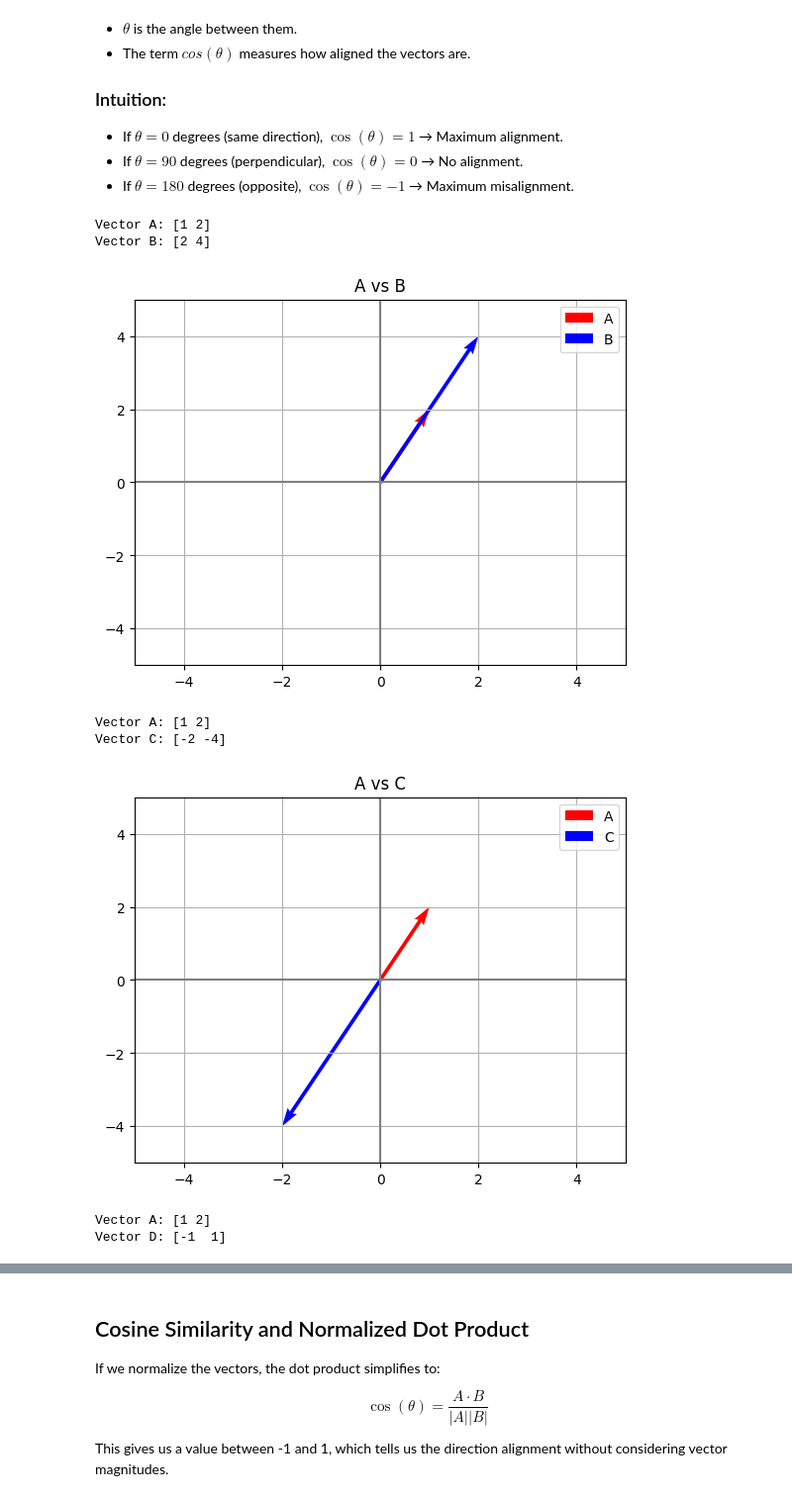
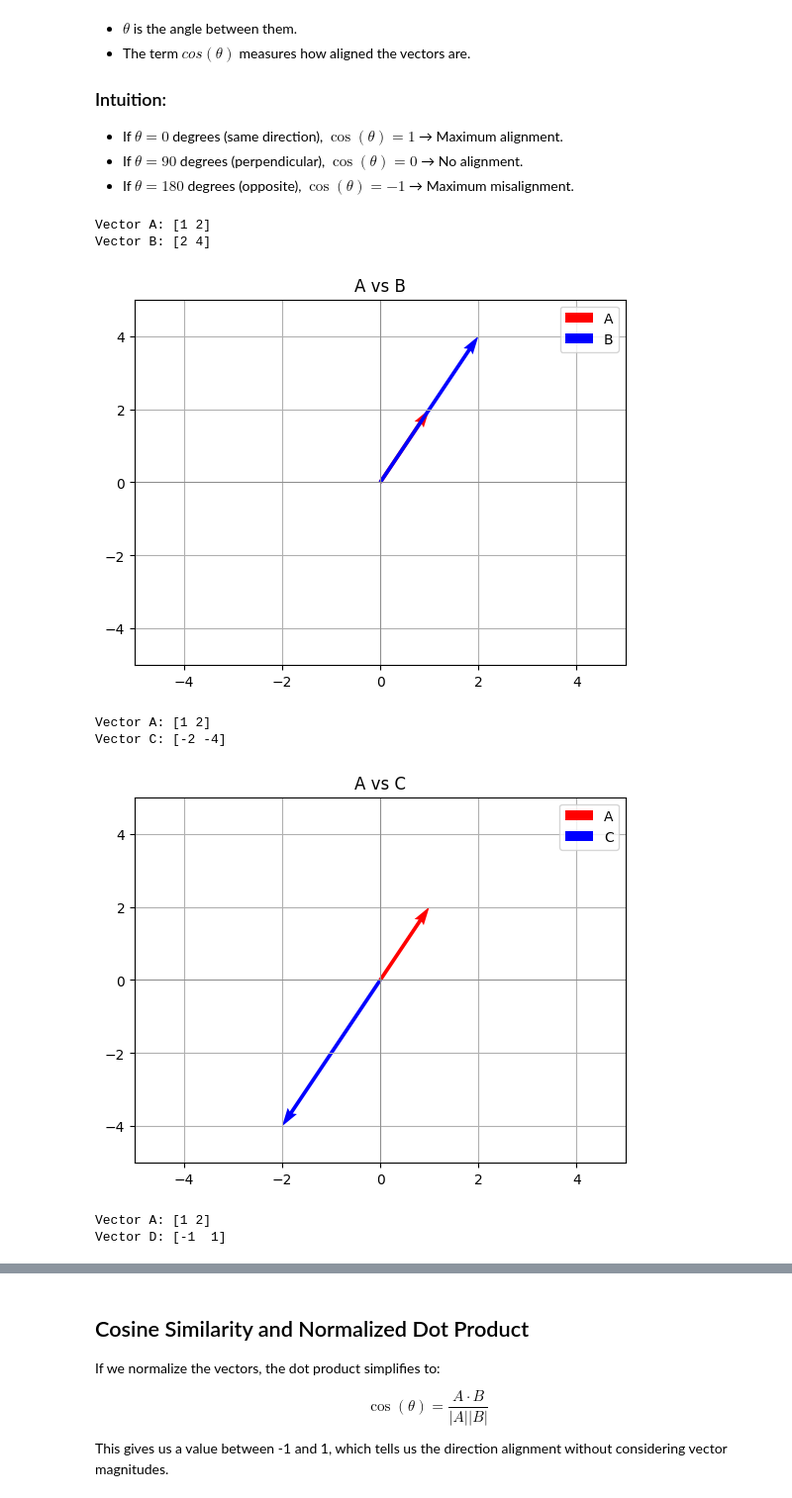
Before and after one commit to SidU/LLMs-from-scratch, a Jupyter notebook: DotProductIntuition.ipynb, the cells around one changed output, grey strips where cells are left out. Shown: that part at 99% size. Cells and saved outputs as stored; diff of their text form; code cells hidden in the pictures.

```diff
--- a/DotProductIntuition.ipynb
+++ b/DotProductIntuition.ipynb
@@ -73,43 +75,48 @@ Where:
 # %%
 import matplotlib.pyplot as plt
 import numpy as np
 
 def plot_vectors(v1, v2, label1="Vector 1", label2="Vector 2"):
+    """
+    Function to plot two vectors v1 and v2 on a 2D plane with appropriate labels.
+    """
     plt.quiver(0, 0, v1[0], v1[1], angles='xy', scale_units='xy', scale=1, color='r', label=label1)
     plt.quiver(0, 0, v2[0], v2[1], angles='xy', scale_units='xy', scale=1, color='b', label=label2)
     plt.xlim(-5, 5)
     plt.ylim(-5, 5)
-    plt.axhline(0, color='grey')
-    plt.axvline(0, color='grey')
+    plt.axhline(0, color='grey', linewidth=0.5)
+    plt.axvline(0, color='grey', linewidth=0.5)
     plt.grid()
     plt.legend()
     plt.title(f"{label1} vs {label2}")
     plt.show()
 
+# Define vector A
 A = np.array([1, 2])
-B = np.array([2, 4])  # Aligned
-# Print the vectors
+
+# Define and plot vector B (aligned with A)
+B = np.array([2, 4])  # Aligned direction
 print("Vector A:", A)
 print("Vector B:", B)
 plot_vectors(A, B, label1="A", label2="B")
 
-# Print the vectors
+# Define and plot vector C (opposite direction of A)
+C = np.array([-2, -4])  # Opposite direction
 print("Vector A:", A)
 print("Vector C:", C)
-C = np.array([-2, -4])  # Opposite direction
 plot_vectors(A, C, label1="A", label2="C")
 
-# Print the vectors
+# Define and plot vector D (perpendicular to A)
+D = np.array([-1, 1])  # Perpendicular direction
 print("Vector A:", A)
 print("Vector D:", D)
-D = np.array([-1, 1])  # Perpendicular
 plot_vectors(A, D, label1="A", label2="D")
 # %% [output]
 Vector A: [1 2]
 Vector B: [2 4]
-[figure, old version]
+[figure, new version]
 Vector A: [1 2]
 Vector C: [-2 -4]
-[figure, old version]
+[figure, new version]
 Vector A: [1 2]
 Vector D: [-1  1]
```
Also changed, not shown: parts of 2 cells of this notebook.
